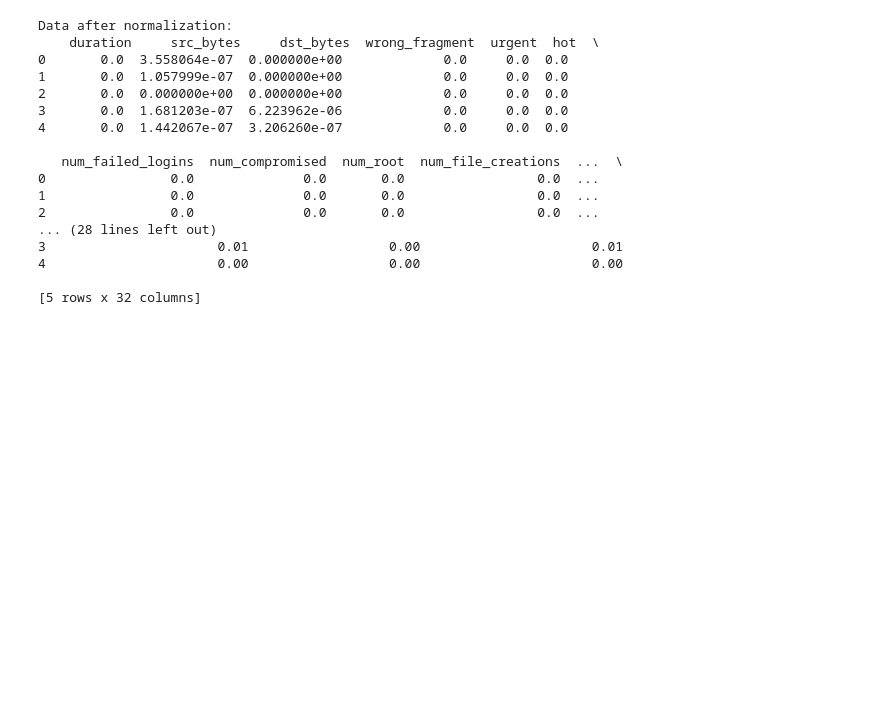
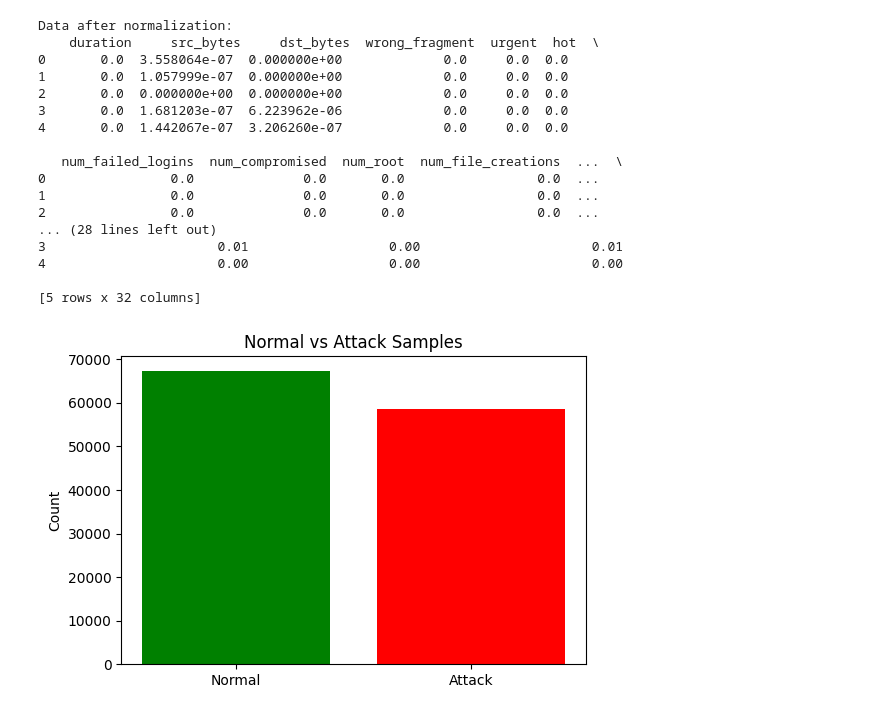
Before and after one commit to SpringBoardMentor193s/SentinelNet, a Jupyter notebook: notebooks/nsl.ipynb, the cells around one changed output. Drawn from its saved outputs; the diff is of its cells as text; code cells hidden in the pictures; blank space fills up the shorter version.

```diff
--- a/notebooks/nsl.ipynb
+++ b/notebooks/nsl.ipynb
@@ -210,3 +210,17 @@ Data after normalization:
 4                      0.00                  0.00                      0.00
 
 [5 rows x 32 columns]
+# %%
+x=data.drop(columns=['outcome', 'level'])
+y=data['outcome']
+# %%
+y=y.apply(lambda val: 0 if val=='normal' else 1)
+nrml_count = (y == 0).sum()
+attack_count = (y == 1).sum()
+plt.figure(figsize=(6, 4))
+plt.bar(['Normal', 'Attack'], [nrml_count, attack_count], color=['green', 'red'])
+plt.title('Normal vs Attack Samples')
+plt.ylabel('Count')
+plt.show()
+# %% [output]
+[figure, added]
```
